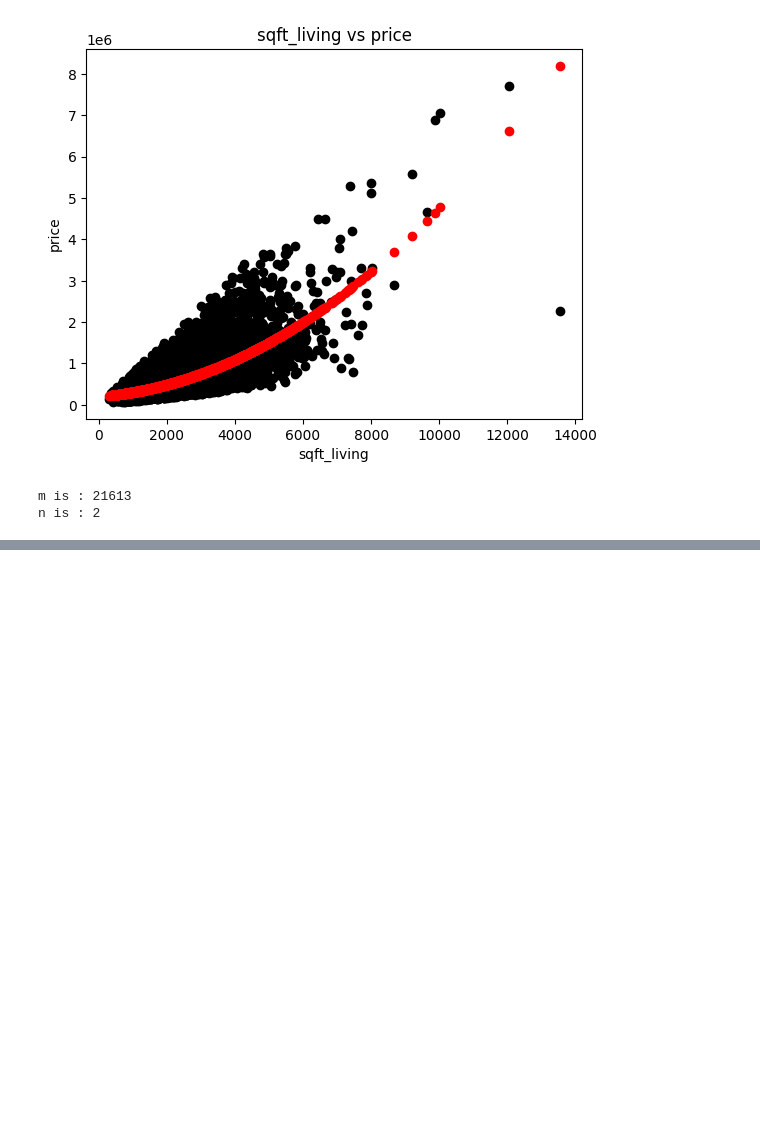
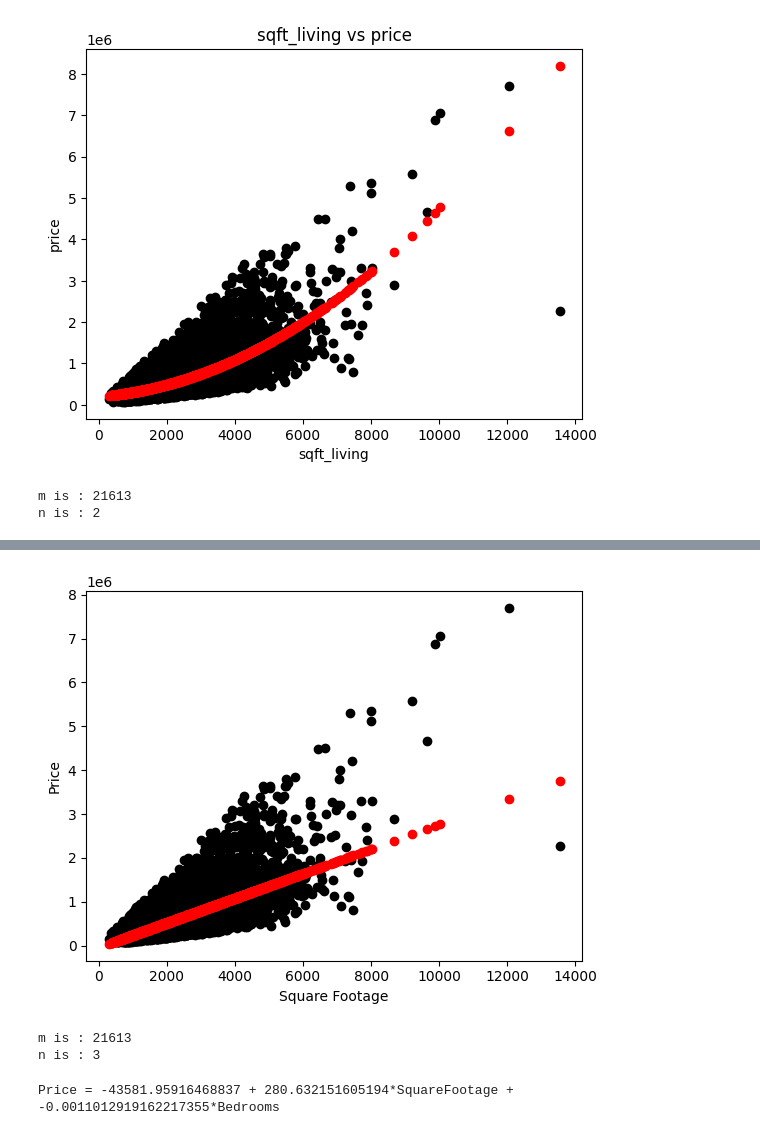
Before and after one commit to AbdulrhmanKhormi/math-project, a Jupyter notebook: main.ipynb, the cells around one changed output, grey strips where cells are left out. Saved outputs shown, nothing was run; the diff lists cells and outputs as text; code cells hidden in the pictures; blank space fills up the shorter version.

```diff
--- a/main.ipynb
+++ b/main.ipynb
@@ -227,0 +293,11 @@ print(f"Error in percentage is: {error * 100}%")
+# %%
+# Plot the data and the polynomial fit for sqft_living and sqft_lot separately with the actual price in 2D
+fig = plt.figure()
+ax = fig.add_subplot(111)
+ax.scatter(sqft_living, price, c='black', marker='o')
+ax.scatter(sqft_living, predicted_prices, c='r', marker='o')
+ax.set_xlabel('Square Footage')
+ax.set_ylabel('Price')
+plt.show()
+# %% [output]
+[figure, added]
@@ -227,0 +320,8 @@ print(f"Error in percentage is: {error * 100}%")
+# %%
+# Perform the decomposition
+Q, R = householderQR(A)
+# set R small values to zero
+R[np.abs(R) < 1e-10] = 0
+# %% [output]
+m is : 21613
+n is : 3
@@ -227,0 +337,6 @@ print(f"Error in percentage is: {error * 100}%")
+# %%
+# Update the string representation of the polynomial
+polynomial_str = f'Price = {coefficients[0]} + {coefficients[1]}*SquareFootage + {coefficients[2]}*Bedrooms'
+print(polynomial_str)
+# %% [output]
+Price = -43581.95916468837 + 280.632151605194*SquareFootage + -0.0011012919162217355*Bedrooms
```
Also changed, not shown: parts of 18 cells of this notebook, 1 other file.
